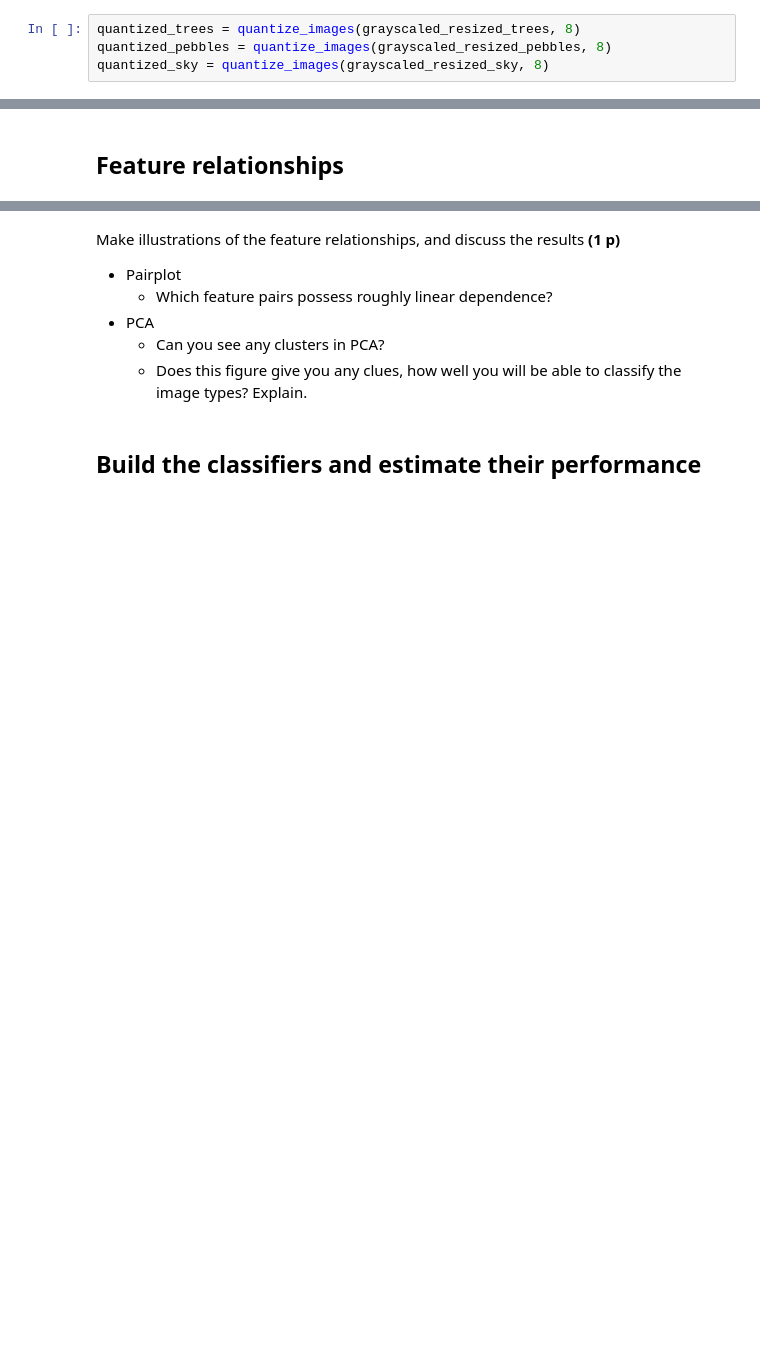
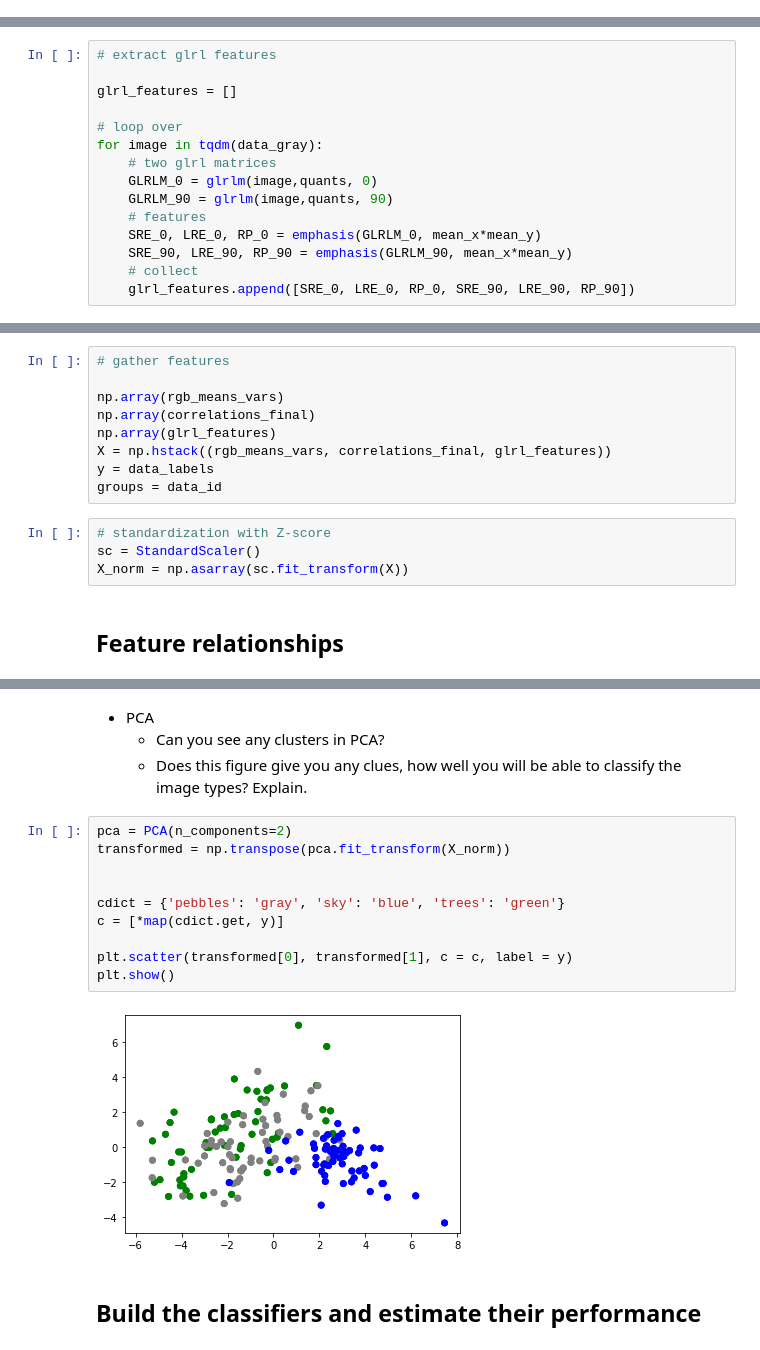
Before and after one commit to Juoksuorava/MLPR22, a Jupyter notebook: MLPR22_exercise.ipynb, the cells around one changed output, grey strips where cells are left out. Drawn from its saved outputs; the diff is of its cells as text; blank space fills up the shorter version.

Commit message:
Finalized dataset prep, first runs

```diff
--- a/MLPR22_exercise.ipynb
+++ b/MLPR22_exercise.ipynb
@@ -140,5 +157 @@ def quantize_images(data, quants):
-# %%
-quantized_trees = quantize_images(grayscaled_resized_trees, 8)
-quantized_pebbles = quantize_images(grayscaled_resized_pebbles, 8)
-quantized_sky = quantize_images(grayscaled_resized_sky, 8)
 # %%
@@ -369,7 +403,35 @@ print('RP:', np.round(toy_RP_90, 3))
 SRE: 0.937
 LRE: 1.571
 RP: 0.875
+# %%
+# extract glrl features
+
+glrl_features = []
+
+# loop over
+for image in tqdm(data_gray):
+    # two glrl matrices
+    GLRLM_0 = glrlm(image,quants, 0)
+    GLRLM_90 = glrlm(image,quants, 90)
+    # features
+    SRE_0, LRE_0, RP_0 = emphasis(GLRLM_0, mean_x*mean_y)
+    SRE_90, LRE_90, RP_90 = emphasis(GLRLM_90, mean_x*mean_y)
+    # collect
+    glrl_features.append([SRE_0, LRE_0, RP_0, SRE_90, LRE_90, RP_90])
 # %% [markdown]
 Gather your features into an input array X, and the image classes into an output array y. Assign an image id for each image so that the original and flipped image have the same id. Standardize the feature values in X.
+# %%
+# gather features
+
+np.array(rgb_means_vars)
+np.array(correlations_final)
+np.array(glrl_features)
+X = np.hstack((rgb_means_vars, correlations_final, glrl_features))
+y = data_labels
+groups = data_id
+# %%
+# standardization with Z-score
+sc = StandardScaler()
+X_norm = np.asarray(sc.fit_transform(X))
 # %% [markdown]
 ## Feature relationships
@@ -376,10 +442,20 @@ Gather your features into an input array X, and the image classes into an output
 # %% [markdown]
-Make illustrations of the feature relationships, and discuss the results **(1 p)**
-- Pairplot
-    - Which feature pairs possess roughly linear dependence?
+
 - PCA
     - Can you see any clusters in PCA?
     - Does this figure give you any clues, how well you will be able to classify the image types? Explain.
+# %%
+pca = PCA(n_components=2)
+transformed = np.transpose(pca.fit_transform(X_norm))
+
+
+cdict = {'pebbles': 'gray', 'sky': 'blue', 'trees': 'green'}
+c = [*map(cdict.get, y)]
+
+plt.scatter(transformed[0], transformed[1], c = c, label = y)
+plt.show()
+# %% [output]
+[figure, added]
 # %% [markdown]
 ## Build the classifiers and estimate their performance
 # %% [markdown]
```
Also changed, not shown: parts of 22 cells of this notebook.
